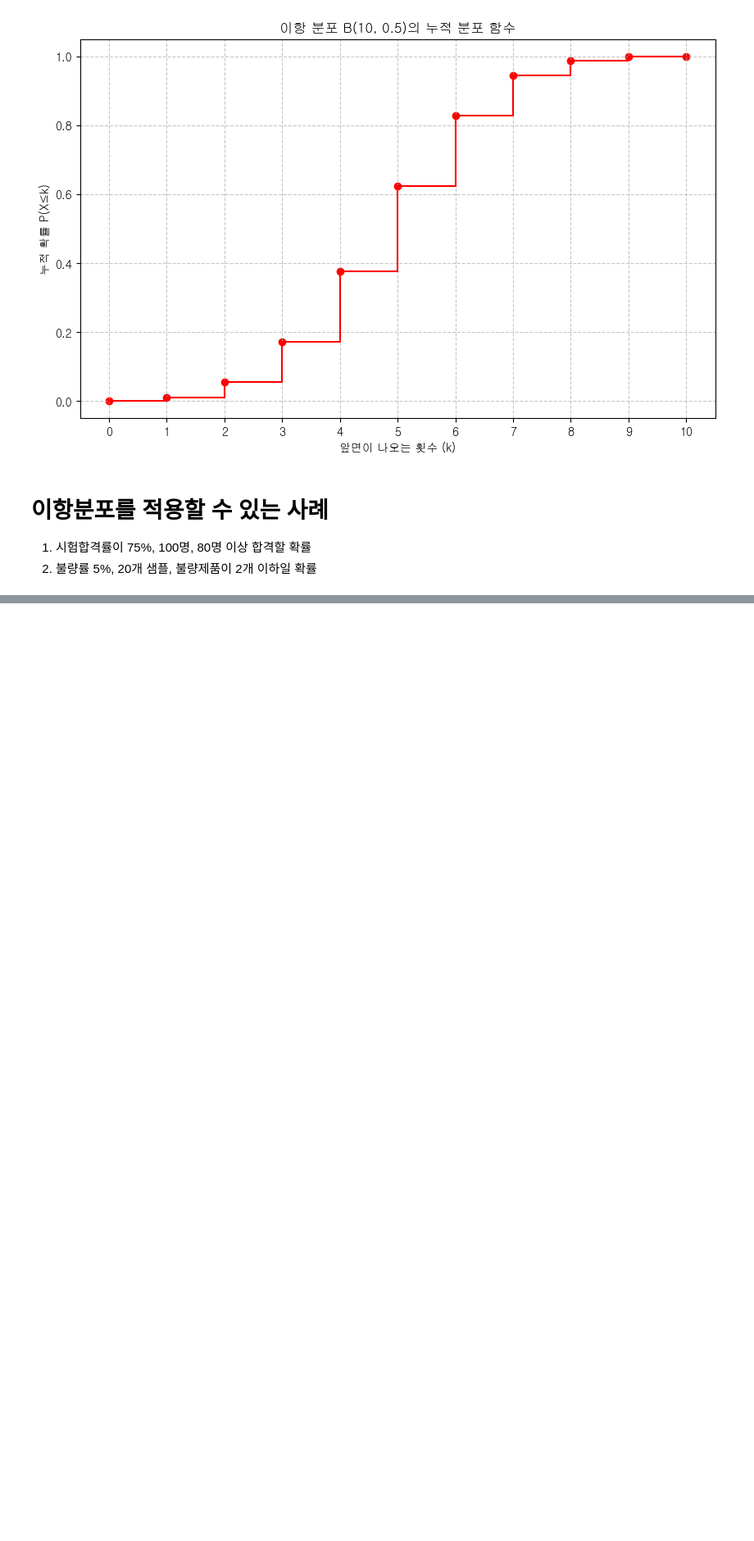
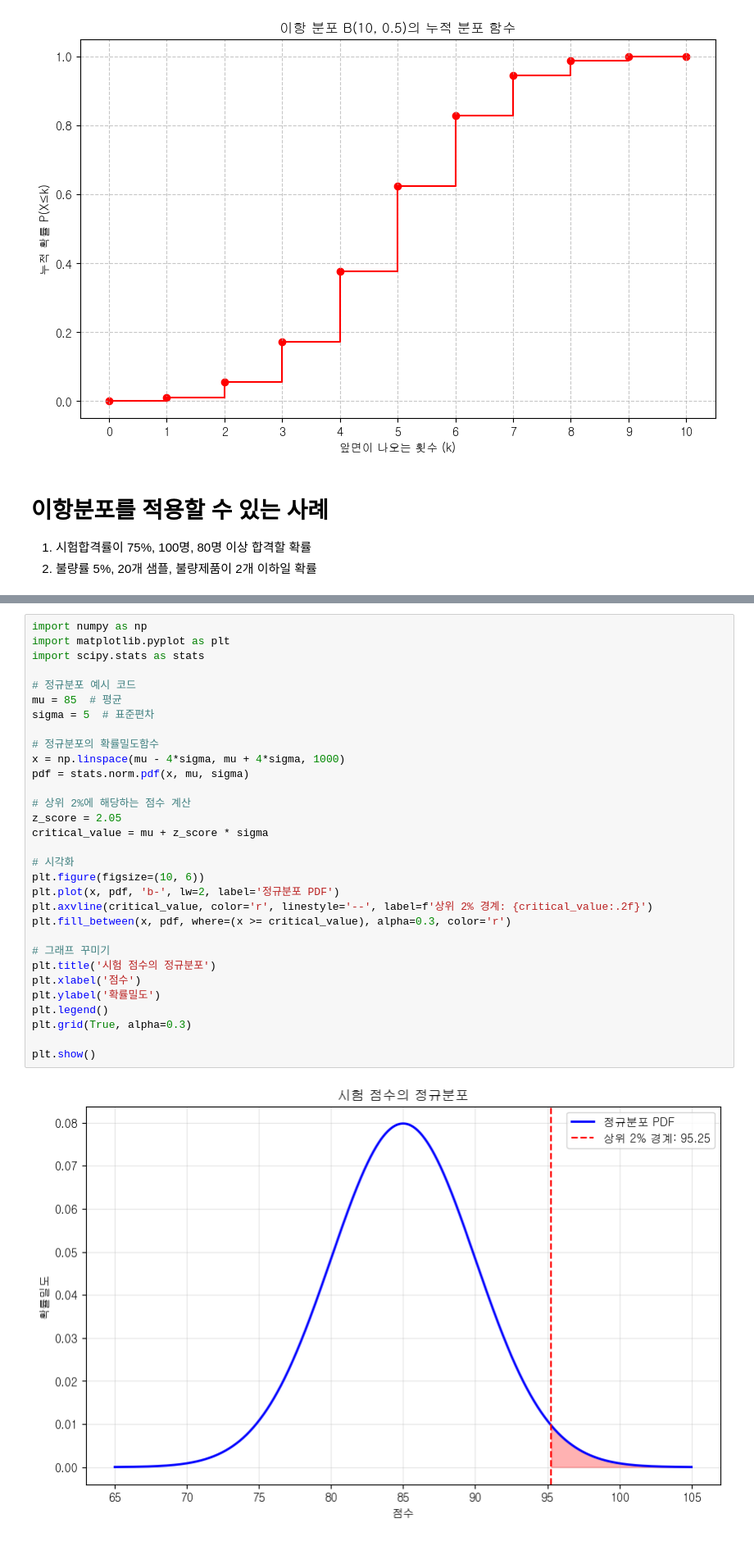
Before and after one commit to bhjin97/hipython_rep, a Jupyter notebook: 24. 확률분포.ipynb, the cells around one changed output, grey strips where cells are left out. Shown at 82% size. Cells and saved outputs as stored; diff of their text form; blank space fills up the shorter version.

```diff
--- a/24. 확률분포.ipynb
+++ b/24. 확률분포.ipynb
@@ -136,0 +190,33 @@ plt.show()
+# %%
+import numpy as np
+import matplotlib.pyplot as plt
+import scipy.stats as stats
+
+# 정규분포 예시 코드
+mu = 85  # 평균
+sigma = 5  # 표준편차
+
+# 정규분포의 확률밀도함수
+x = np.linspace(mu - 4*sigma, mu + 4*sigma, 1000)
+pdf = stats.norm.pdf(x, mu, sigma)
+
+# 상위 2%에 해당하는 점수 계산
+z_score = 2.05
+critical_value = mu + z_score * sigma
+
+# 시각화
+plt.figure(figsize=(10, 6))
+plt.plot(x, pdf, 'b-', lw=2, label='정규분포 PDF')
+plt.axvline(critical_value, color='r', linestyle='--', label=f'상위 2% 경계: {critical_value:.2f}')
+plt.fill_between(x, pdf, where=(x >= critical_value), alpha=0.3, color='r')
+
+# 그래프 꾸미기
+plt.title('시험 점수의 정규분포')
+plt.xlabel('점수')
+plt.ylabel('확률밀도')
+plt.legend()
+plt.grid(True, alpha=0.3)
+
+plt.show()
+# %% [output]
+[figure, added]
```
Also changed, not shown: parts of 2 cells of this notebook, 10 other files.
